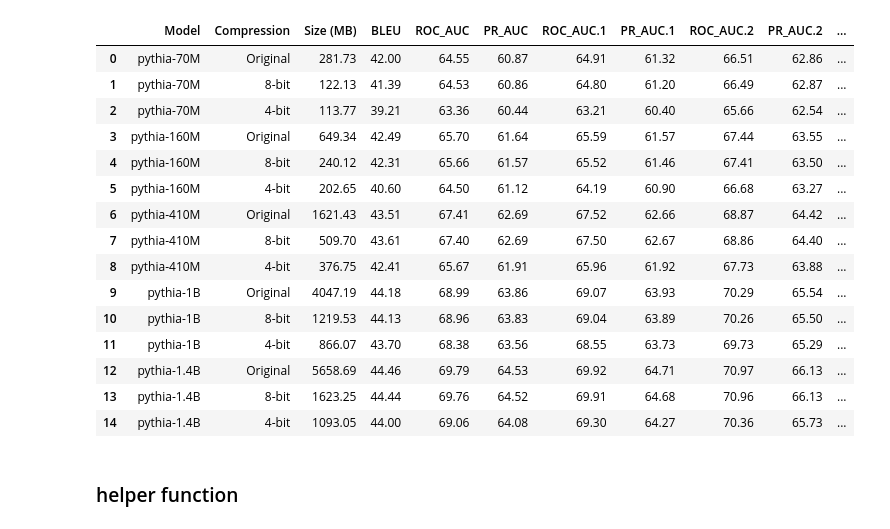
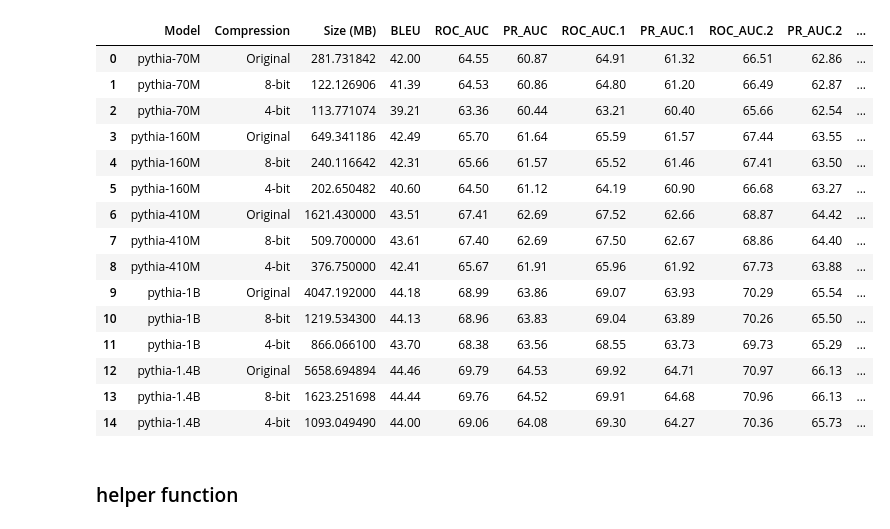
Before and after one commit to nazmul-me/mimir, a Jupyter notebook: RQsResult/RQ2-taskVSmia.ipynb, the cells around one changed output. Saved outputs shown, nothing was run; the diff lists cells and outputs as text; code cells hidden in the pictures.

```diff
--- a/RQsResult/RQ2-taskVSmia.ipynb
+++ b/RQsResult/RQ2-taskVSmia.ipynb
@@ -1,36 +1,33 @@
 # %%
 import pandas as pd
 import numpy as np
 import matplotlib.pyplot as plt
 import seaborn as sns
 from matplotlib.lines import Line2D
 from matplotlib.ticker import FuncFormatter
 
-# Load CSV file
-sheet_id = "1tEf8J1kbGZEFTOkoYqIjsdE3PkqBA9bX4MdNfMoLhjQ"
-# tab_gid = "908803302"
-tab_gid = "1990888583"
+fileName = "./data/ModelsResults.xlsx"  # If it's in the current directory
+sheetName = "staticOriginalResults"
 limit = 15
-full_url = f"https://docs.google.com/spreadsheets/d/{sheet_id}/export?format=csv&gid={tab_gid}"
-df = pd.read_csv(full_url, skiprows=2).iloc[:limit, :]
+df = pd.read_excel(fileName, sheet_name=sheetName, skiprows=2).iloc[:limit, :]
 df
 # %% [output]
 |  | Model | Compression | Size (MB) | BLEU | ROC_AUC | PR_AUC | ROC_AUC.1 | PR_AUC.1 | ROC_AUC.2 | PR_AUC.2 | ... |
-| 0 | pythia-70M | Original | 281.73 | 42.00 | 64.55 | 60.87 | 64.91 | 61.32 | 66.51 | 62.86 | ... |
-| 1 | pythia-70M | 8-bit | 122.13 | 41.39 | 64.53 | 60.86 | 64.80 | 61.20 | 66.49 | 62.87 | ... |
-| 2 | pythia-70M | 4-bit | 113.77 | 39.21 | 63.36 | 60.44 | 63.21 | 60.40 | 65.66 | 62.54 | ... |
-| 3 | pythia-160M | Original | 649.34 | 42.49 | 65.70 | 61.64 | 65.59 | 61.57 | 67.44 | 63.55 | ... |
-| 4 | pythia-160M | 8-bit | 240.12 | 42.31 | 65.66 | 61.57 | 65.52 | 61.46 | 67.41 | 63.50 | ... |
-| 5 | pythia-160M | 4-bit | 202.65 | 40.60 | 64.50 | 61.12 | 64.19 | 60.90 | 66.68 | 63.27 | ... |
-| 6 | pythia-410M | Original | 1621.43 | 43.51 | 67.41 | 62.69 | 67.52 | 62.66 | 68.87 | 64.42 | ... |
-| 7 | pythia-410M | 8-bit | 509.70 | 43.61 | 67.40 | 62.69 | 67.50 | 62.67 | 68.86 | 64.40 | ... |
-| 8 | pythia-410M | 4-bit | 376.75 | 42.41 | 65.67 | 61.91 | 65.96 | 61.92 | 67.73 | 63.88 | ... |
-| 9 | pythia-1B | Original | 4047.19 | 44.18 | 68.99 | 63.86 | 69.07 | 63.93 | 70.29 | 65.54 | ... |
-| 10 | pythia-1B | 8-bit | 1219.53 | 44.13 | 68.96 | 63.83 | 69.04 | 63.89 | 70.26 | 65.50 | ... |
-| 11 | pythia-1B | 4-bit | 866.07 | 43.70 | 68.38 | 63.56 | 68.55 | 63.73 | 69.73 | 65.29 | ... |
-| 12 | pythia-1.4B | Original | 5658.69 | 44.46 | 69.79 | 64.53 | 69.92 | 64.71 | 70.97 | 66.13 | ... |
-| 13 | pythia-1.4B | 8-bit | 1623.25 | 44.44 | 69.76 | 64.52 | 69.91 | 64.68 | 70.96 | 66.13 | ... |
-| 14 | pythia-1.4B | 4-bit | 1093.05 | 44.00 | 69.06 | 64.08 | 69.30 | 64.27 | 70.36 | 65.73 | ... |
+| 0 | pythia-70M | Original | 281.731842 | 42.00 | 64.55 | 60.87 | 64.91 | 61.32 | 66.51 | 62.86 | ... |
+| 1 | pythia-70M | 8-bit | 122.126906 | 41.39 | 64.53 | 60.86 | 64.80 | 61.20 | 66.49 | 62.87 | ... |
+| 2 | pythia-70M | 4-bit | 113.771074 | 39.21 | 63.36 | 60.44 | 63.21 | 60.40 | 65.66 | 62.54 | ... |
+| 3 | pythia-160M | Original | 649.341186 | 42.49 | 65.70 | 61.64 | 65.59 | 61.57 | 67.44 | 63.55 | ... |
+| 4 | pythia-160M | 8-bit | 240.116642 | 42.31 | 65.66 | 61.57 | 65.52 | 61.46 | 67.41 | 63.50 | ... |
+| 5 | pythia-160M | 4-bit | 202.650482 | 40.60 | 64.50 | 61.12 | 64.19 | 60.90 | 66.68 | 63.27 | ... |
+| 6 | pythia-410M | Original | 1621.430000 | 43.51 | 67.41 | 62.69 | 67.52 | 62.66 | 68.87 | 64.42 | ... |
+| 7 | pythia-410M | 8-bit | 509.700000 | 43.61 | 67.40 | 62.69 | 67.50 | 62.67 | 68.86 | 64.40 | ... |
+| 8 | pythia-410M | 4-bit | 376.750000 | 42.41 | 65.67 | 61.91 | 65.96 | 61.92 | 67.73 | 63.88 | ... |
+| 9 | pythia-1B | Original | 4047.192000 | 44.18 | 68.99 | 63.86 | 69.07 | 63.93 | 70.29 | 65.54 | ... |
+| 10 | pythia-1B | 8-bit | 1219.534300 | 44.13 | 68.96 | 63.83 | 69.04 | 63.89 | 70.26 | 65.50 | ... |
+| 11 | pythia-1B | 4-bit | 866.066100 | 43.70 | 68.38 | 63.56 | 68.55 | 63.73 | 69.73 | 65.29 | ... |
+| 12 | pythia-1.4B | Original | 5658.694894 | 44.46 | 69.79 | 64.53 | 69.92 | 64.71 | 70.97 | 66.13 | ... |
+| 13 | pythia-1.4B | 8-bit | 1623.251698 | 44.44 | 69.76 | 64.52 | 69.91 | 64.68 | 70.96 | 66.13 | ... |
+| 14 | pythia-1.4B | 4-bit | 1093.049490 | 44.00 | 69.06 | 64.08 | 69.30 | 64.27 | 70.36 | 65.73 | ... |
 # %% [markdown]
 ### helper function
 # %%
```
Also changed, not shown: parts of 1 cell of this notebook, 6 other files.
